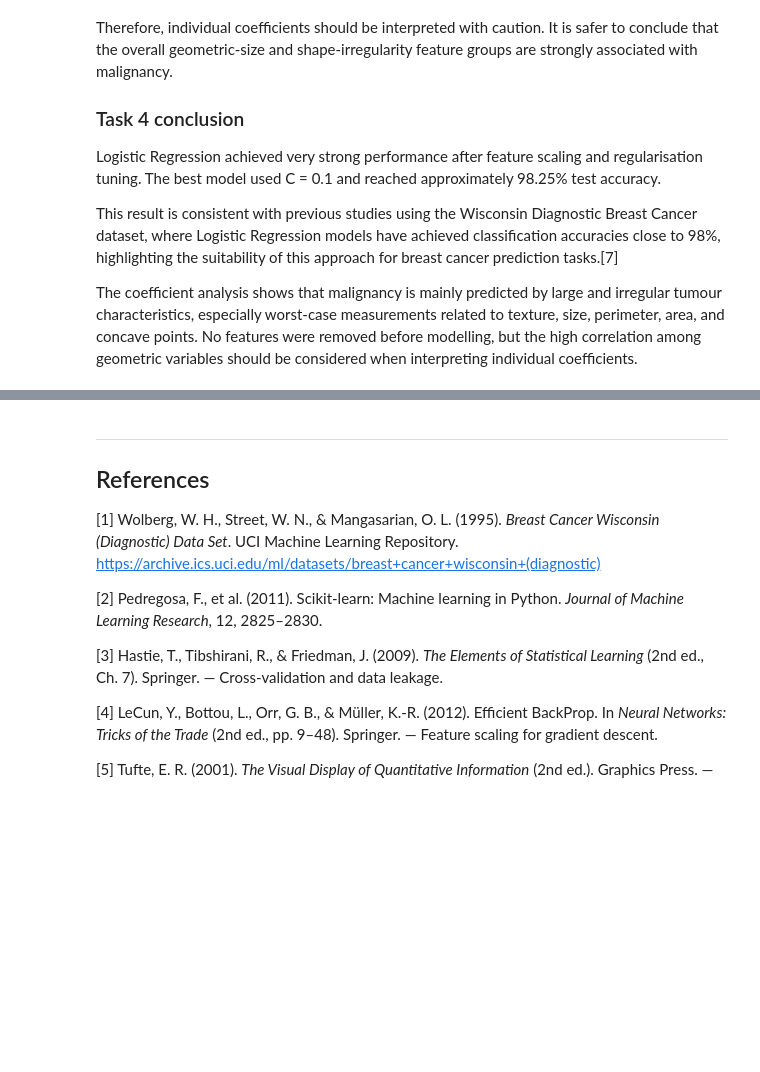
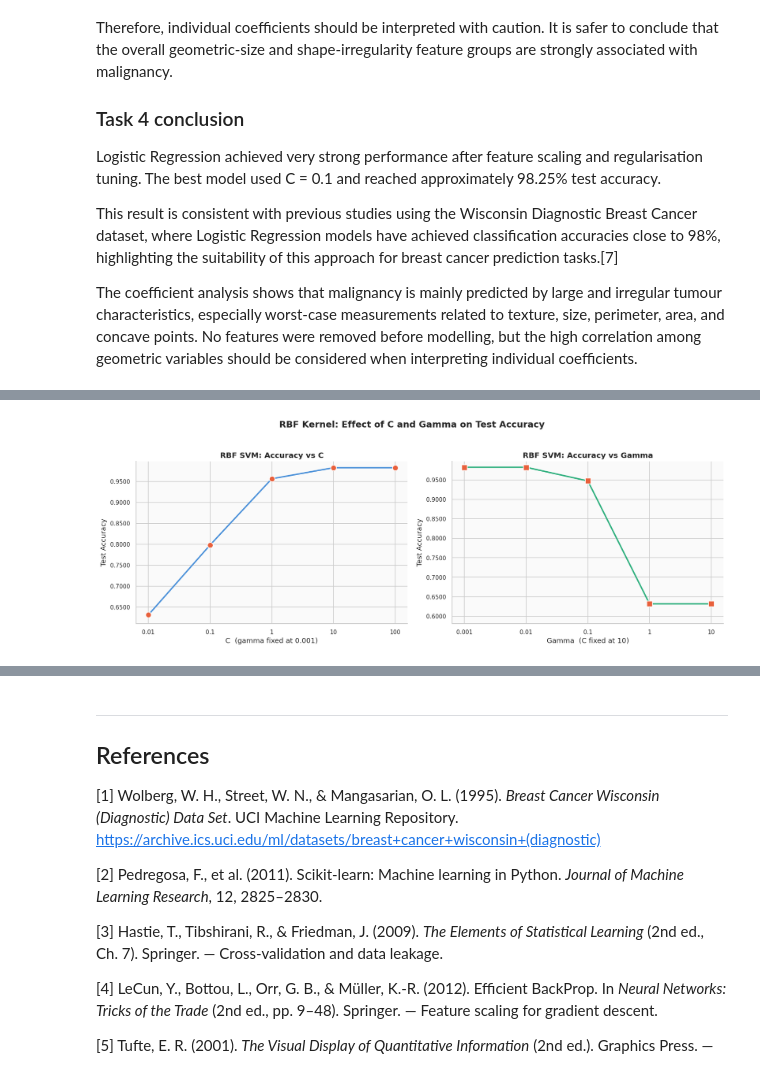
Before and after one commit to arriazuinigo/MACHINE_LEARNING, a Jupyter notebook: P2/jupyter_notebooks/Assignment2_ALL.ipynb, the cells around one changed output, grey strips where cells are left out. Saved outputs shown, nothing was run; the diff lists cells and outputs as text; code cells hidden in the pictures; blank space fills up the shorter version.

```diff
--- a/P2/jupyter_notebooks/Assignment2_ALL.ipynb
+++ b/P2/jupyter_notebooks/Assignment2_ALL.ipynb
@@ -1221,0 +1431,39 @@ The coefficient analysis shows that malignancy is mainly predicted by large and
+# %%
+fig, axes = plt.subplots(1, 2, figsize=(14, 5))
+acc_vs_C     = acc_grid[best_idx[0], :]
+acc_vs_gamma = acc_grid[:, best_idx[1]]
+
+ax_c = axes[0]
+ax_c.plot(
+    [str(c) for c in C_values_rbf], acc_vs_C,
+    marker='o', linewidth=2.2, color=PALETTE[0],
+    markerfacecolor=CLR_MAL, markeredgecolor='white',
+    markeredgewidth=1.2, markersize=9,
+)
+ax_c.set_xlabel(f'C  (gamma fixed at {best_gamma})', fontsize=11)
+ax_c.set_ylabel('Test Accuracy', fontsize=11)
+ax_c.set_title('RBF SVM: Accuracy vs C', fontsize=12, fontweight='bold')
+ax_c.set_facecolor('#fafafa')
+ax_c.set_ylim(min(acc_vs_C) - 0.02, max(acc_vs_C) + 0.015)
+ax_c.yaxis.set_major_formatter(ticker.FormatStrFormatter('%.4f'))
+
+ax_g = axes[1]
+ax_g.plot(
+    [str(g) for g in gamma_values], acc_vs_gamma,
+    marker='s', linewidth=2.2, color=PALETTE[2],
+    markerfacecolor=PALETTE[1], markeredgecolor='white',
+    markeredgewidth=1.2, markersize=9,
+)
+ax_g.set_xlabel(f'Gamma  (C fixed at {best_C_rbf})', fontsize=11)
+ax_g.set_ylabel('Test Accuracy', fontsize=11)
+ax_g.set_title('RBF SVM: Accuracy vs Gamma', fontsize=12, fontweight='bold')
+ax_g.set_facecolor('#fafafa')
+ax_g.set_ylim(min(acc_vs_gamma) - 0.05, max(acc_vs_gamma) + 0.015)
+ax_g.yaxis.set_major_formatter(ticker.FormatStrFormatter('%.4f'))
+
+fig.suptitle('RBF Kernel: Effect of C and Gamma on Test Accuracy',
+             fontsize=14, fontweight='bold', y=1.02)
+plt.tight_layout()
+plt.show()
+# %% [output]
+[figure, added]
```
Also changed, not shown: parts of 12 cells of this notebook, 26 other files.
